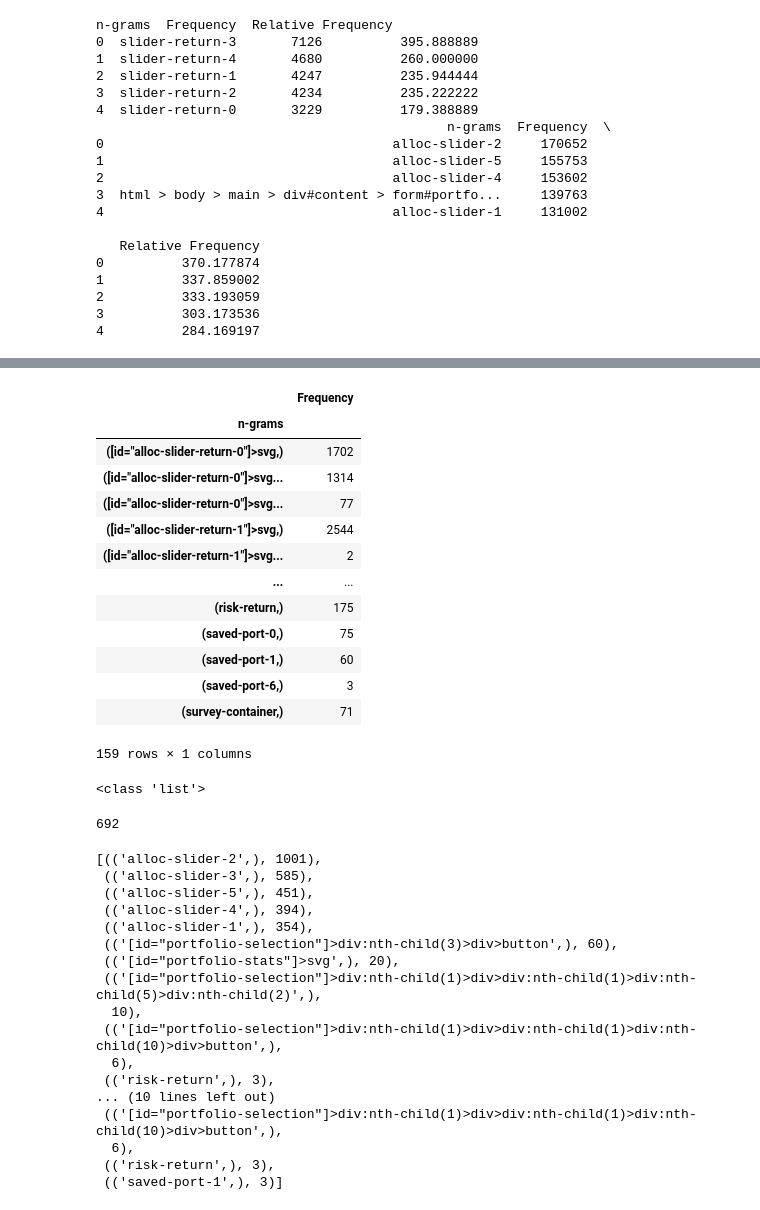
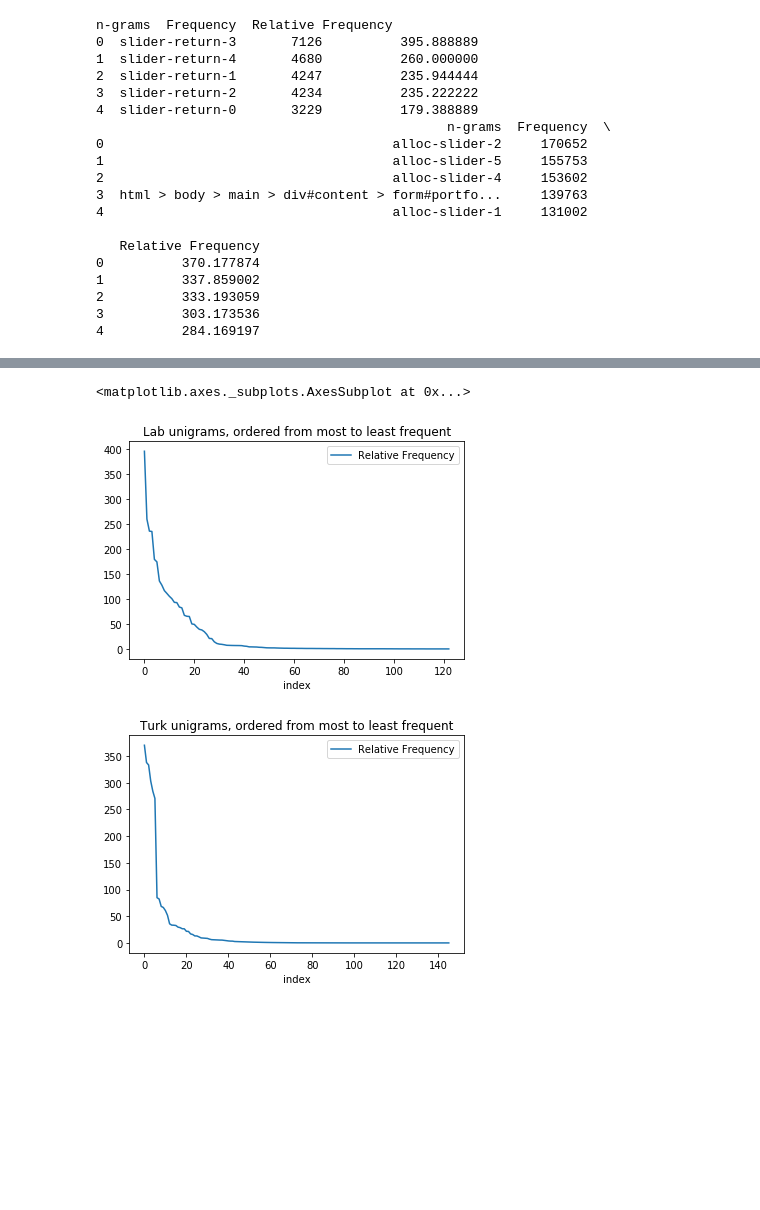
Before and after one commit to DJSaunders1997/Masters-Project, a Jupyter notebook: NLP-Notebook.ipynb, the cells around one changed output, grey strips where cells are left out. Drawn from its saved outputs; the diff is of its cells as text; code cells hidden in the pictures; blank space fills up the shorter version.

```diff
--- a/NLP-Notebook.ipynb
+++ b/NLP-Notebook.ipynb
@@ -289,46 +186,10 @@ df_ngrams['Relative Frequency'] = df_ngrams['Frequency'].divide(len(IDs))
-# %%
-df_ngrams.groupby(['n-grams']).sum()
-# %% [output]
-|  | Frequency |
-| n-grams |  |
-| ([id="alloc-slider-return-0"]>svg,) | 1702 |
-| ([id="alloc-slider-return-0"]>svg... | 1314 |
-| ([id="alloc-slider-return-0"]>svg... | 77 |
-| ([id="alloc-slider-return-1"]>svg,) | 2544 |
-| ([id="alloc-slider-return-1"]>svg... | 2 |
-| ... | ... |
-| (risk-return,) | 175 |
-| (saved-port-0,) | 75 |
-| (saved-port-1,) | 60 |
-| (saved-port-6,) | 3 |
-| (survey-container,) | 71 |
-159 rows × 1 columns
-# %%
-
-print(type(all_ngrams))
-len(all_ngrams)
-# %% [output]
-<class 'list'>
-692
-# %%
-new = common_ngrams
-new.extend(common_ngrams)
-new
-# %% [output]
-[(('alloc-slider-2',), 1001),
- (('alloc-slider-3',), 585),
- (('alloc-slider-5',), 451),
- (('alloc-slider-4',), 394),
- (('alloc-slider-1',), 354),
- (('[id="portfolio-selection"]>div:nth-child(3)>div>button',), 60),
- (('[id="portfolio-stats"]>svg',), 20),
- (('[id="portfolio-selection"]>div:nth-child(1)>div>div:nth-child(1)>div:nth-child(5)>div:nth-child(2)',),
-  10),
- (('[id="portfolio-selection"]>div:nth-child(1)>div>div:nth-child(1)>div:nth-child(10)>div>button',),
-  6),
- (('risk-return',), 3),
-... (10 lines left out)
- (('[id="portfolio-selection"]>div:nth-child(1)>div>div:nth-child(1)>div:nth-child(10)>div>button',),
-  6),
- (('risk-return',), 3),
- (('saved-port-1',), 3)]
+# %%
+# These plots show the frequency of different unique n-grams in Lab and Turk data.
+# I can see that anything after the 20th most frequent item contains almost no occurances so it can be removed.
+
+lab_unigrams.reset_index().plot.line(x='index', y='Relative Frequency', title='Lab unigrams, ordered from most to least frequent')
+turk_unigrams.reset_index().plot.line(x='index', y='Relative Frequency', title='Turk unigrams, ordered from most to least frequent')
+# %% [output]
+<matplotlib.axes._subplots.AxesSubplot at 0x...>
+[figure, added]
+[figure, added]
```
Also changed, not shown: parts of 11 cells of this notebook.
